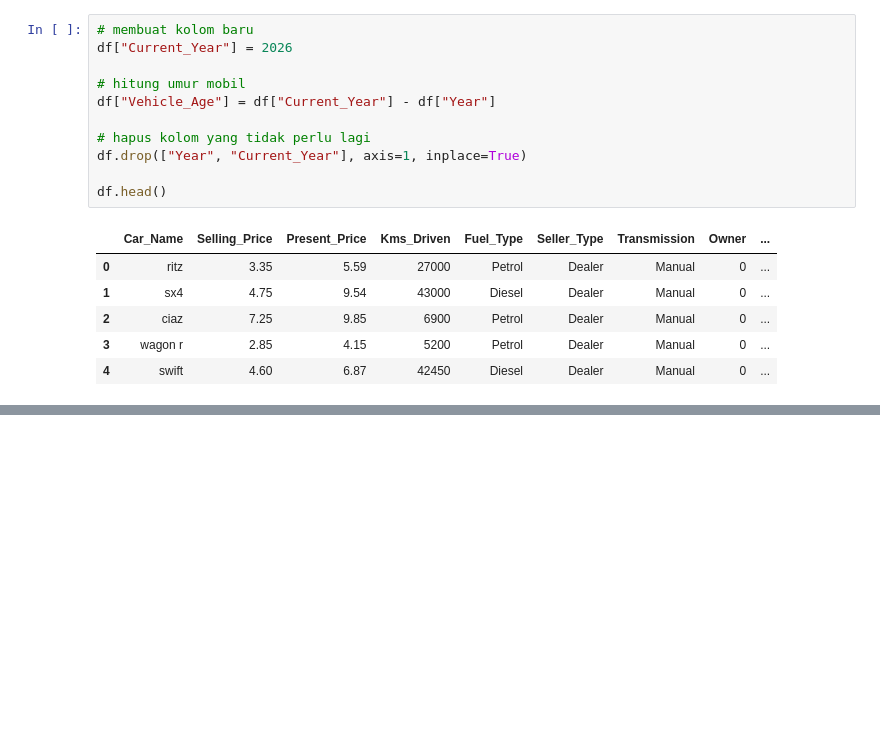
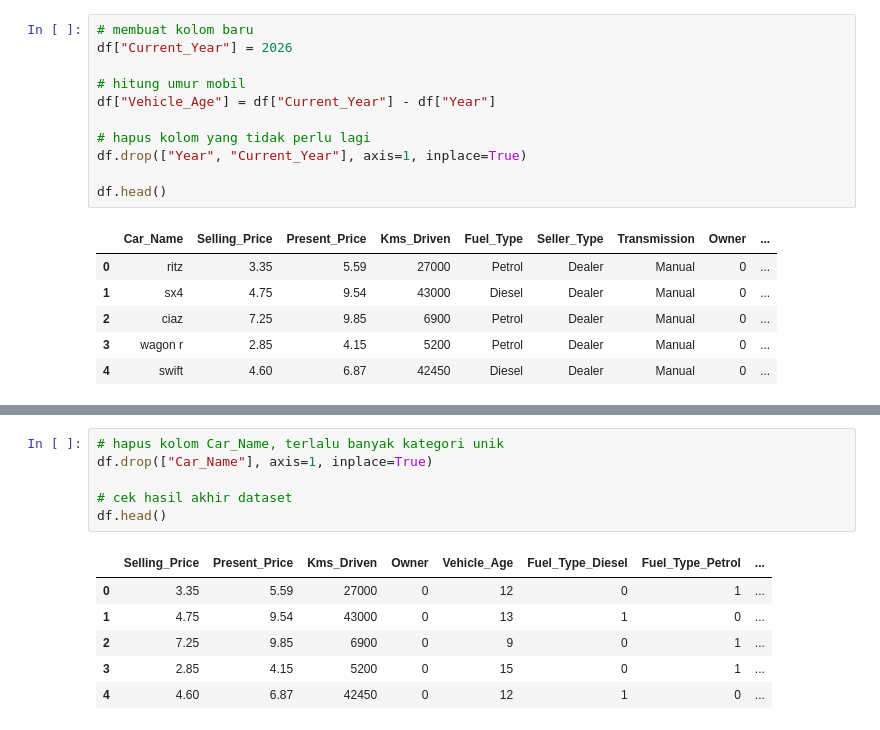
Before and after one commit to egiyudasebayang-collab/ML-Linear-Regression-car-price-prediction-, a Jupyter notebook: notebooks/ML_car_price_pred.ipynb, the cells around one changed output, grey strips where cells are left out. Cells and saved outputs as stored; diff of their text form; blank space fills up the shorter version.

```diff
--- a/notebooks/ML_car_price_pred.ipynb
+++ b/notebooks/ML_car_price_pred.ipynb
@@ -59,0 +73,13 @@ df.head()
+# %%
+# hapus kolom Car_Name, terlalu banyak kategori unik
+df.drop(["Car_Name"], axis=1, inplace=True)
+
+# cek hasil akhir dataset
+df.head()
+# %% [output]
+|  | Selling_Price | Present_Price | Kms_Driven | Owner | Vehicle_Age | Fuel_Type_Diesel | Fuel_Type_Petrol | ... |
+| 0 | 3.35 | 5.59 | 27000 | 0 | 12 | 0 | 1 | ... |
+| 1 | 4.75 | 9.54 | 43000 | 0 | 13 | 1 | 0 | ... |
+| 2 | 7.25 | 9.85 | 6900 | 0 | 9 | 0 | 1 | ... |
+| 3 | 2.85 | 4.15 | 5200 | 0 | 15 | 0 | 1 | ... |
+| 4 | 4.60 | 6.87 | 42450 | 0 | 12 | 1 | 0 | ... |
```
Also changed, not shown: parts of 4 cells of this notebook.
